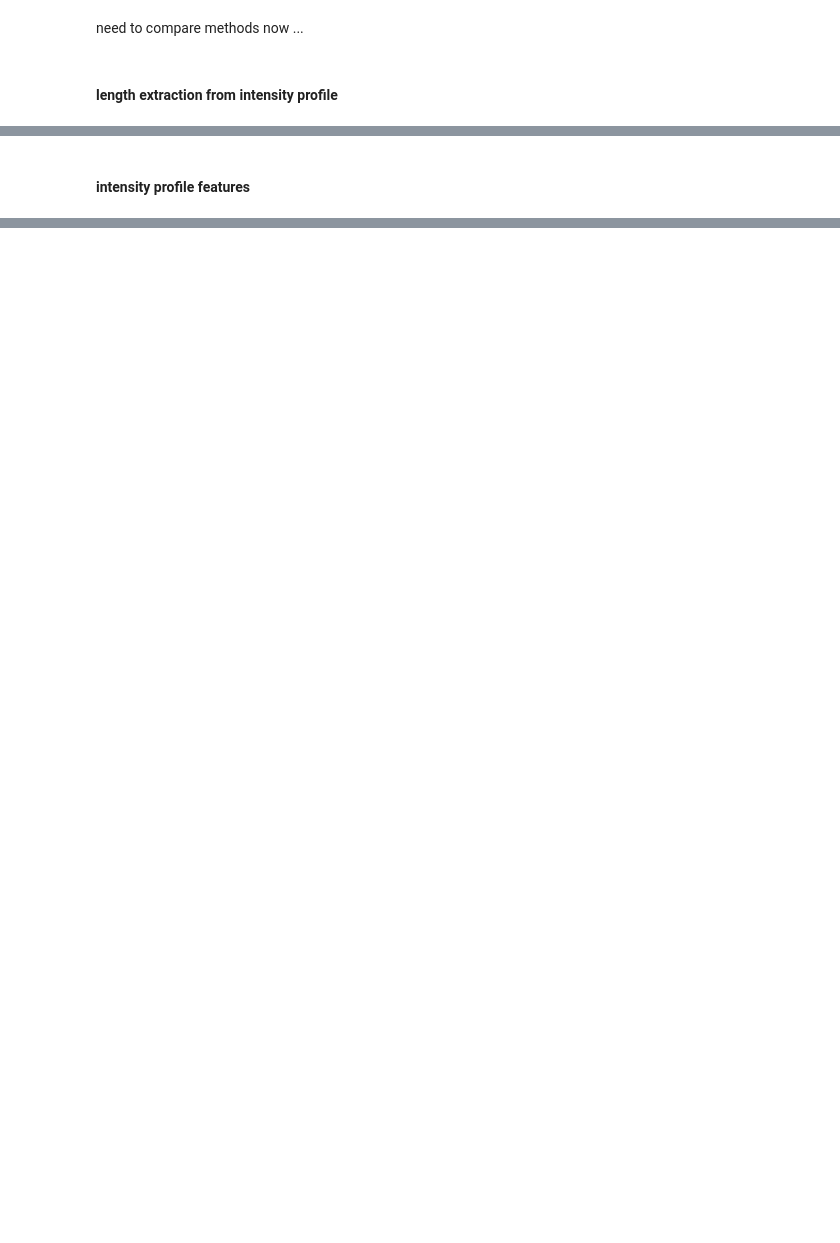
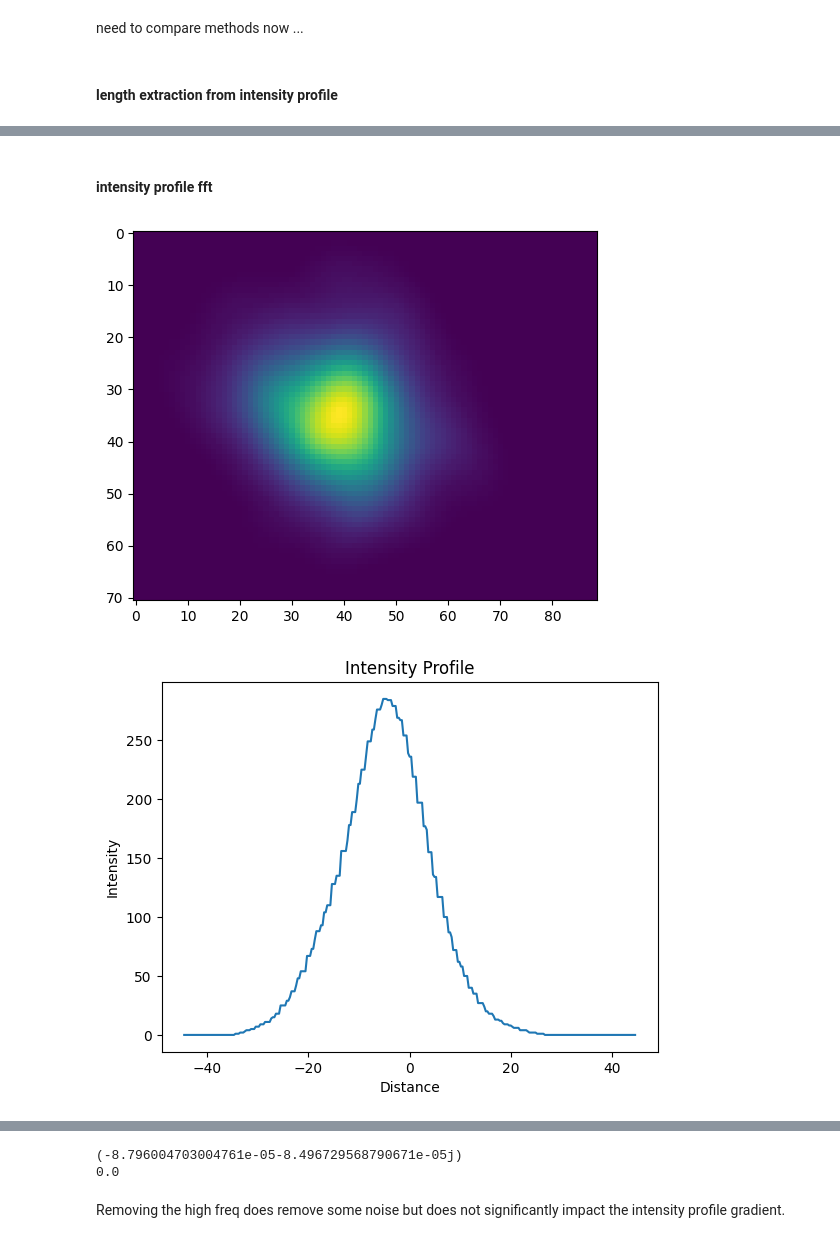
Before and after one commit to benstevens26/NRML-ANN, a Jupyter notebook: notebooks/feature_extraction.ipynb, the cells around one changed output, grey strips where cells are left out. Saved outputs shown, nothing was run; the diff lists cells and outputs as text; code cells hidden in the pictures; blank space fills up the shorter version.

Commit message:
added fft extraction

```diff
--- a/notebooks/feature_extraction.ipynb
+++ b/notebooks/feature_extraction.ipynb
@@ -430,5 +442,5 @@ recoil_length_widget(event.image)
 # %% [markdown]
-#### intensity profile features
+#### intensity profile fft
 # %%
 sys.path.append(os.path.abspath('../ANN-code'))
 
@@ -437,14 +449,14 @@ from feature_extraction import extract_intensity_profile, extract_axis
 
 axis_camera, centroid_camera = extract_axis(event.image, method="svd")
 
-distances, intensities = extract_intensity_profile(events[0].image, principal_axis=axis_camera, centroid=centroid_camera)
+distances, intensities = extract_intensity_profile(event.image, principal_axis=axis_camera, centroid=centroid_camera)
 
 # fourier transform of intensity profile
 fft = np.fft.fft(intensities)
 
 # imshow the event
 
-plt.imshow(events[0].image, cmap='viridis')
+plt.imshow(event.image, cmap='viridis')
 plt.show()
 
 # plot intensity profile, with professional formatting
@@ -484,30 +496,34 @@ plt.show()
 plt.plot(distances, intensities_high)
 plt.xlabel("Distance")
 plt.ylabel("Intensity")
 plt.title("High Frequency Component of Intensity Profile")
 plt.show()
 
 
 # find gradient of intensity_low
 
 grad_low = np.gradient(intensities_low)
+grad = np.gradient(intensities)
 
 # plot grad normal
 
 plt.plot(distances, grad)
 plt.xlabel("Distance")
 plt.ylabel("Intensity")
 plt.title("Gradient of Intensity Profile")
 plt.show()
 
 # plot gradient of low, with professional formatting
 
 plt.plot(distances, grad_low)
 plt.xlabel("Distance")
 plt.ylabel("Intensity")
 plt.title("Gradient of Low Frequency Component of Intensity Profile")
 plt.show()
 
 #print mean of both low freq and normal gradient
 print(np.mean(grad_low))
 print(np.mean(grad))
+# %% [output]
+[figure, added]
+[figure, added]
@@ -513,0 +535,4 @@ print(np.mean(grad))
+(-8.796004703004761e-05-8.496729568790671e-05j)
+0.0
+# %% [markdown]
+Removing the high freq does remove some noise but does not significantly impact the intensity profile gradient.
```
Also changed, not shown: parts of 14 cells of this notebook.
